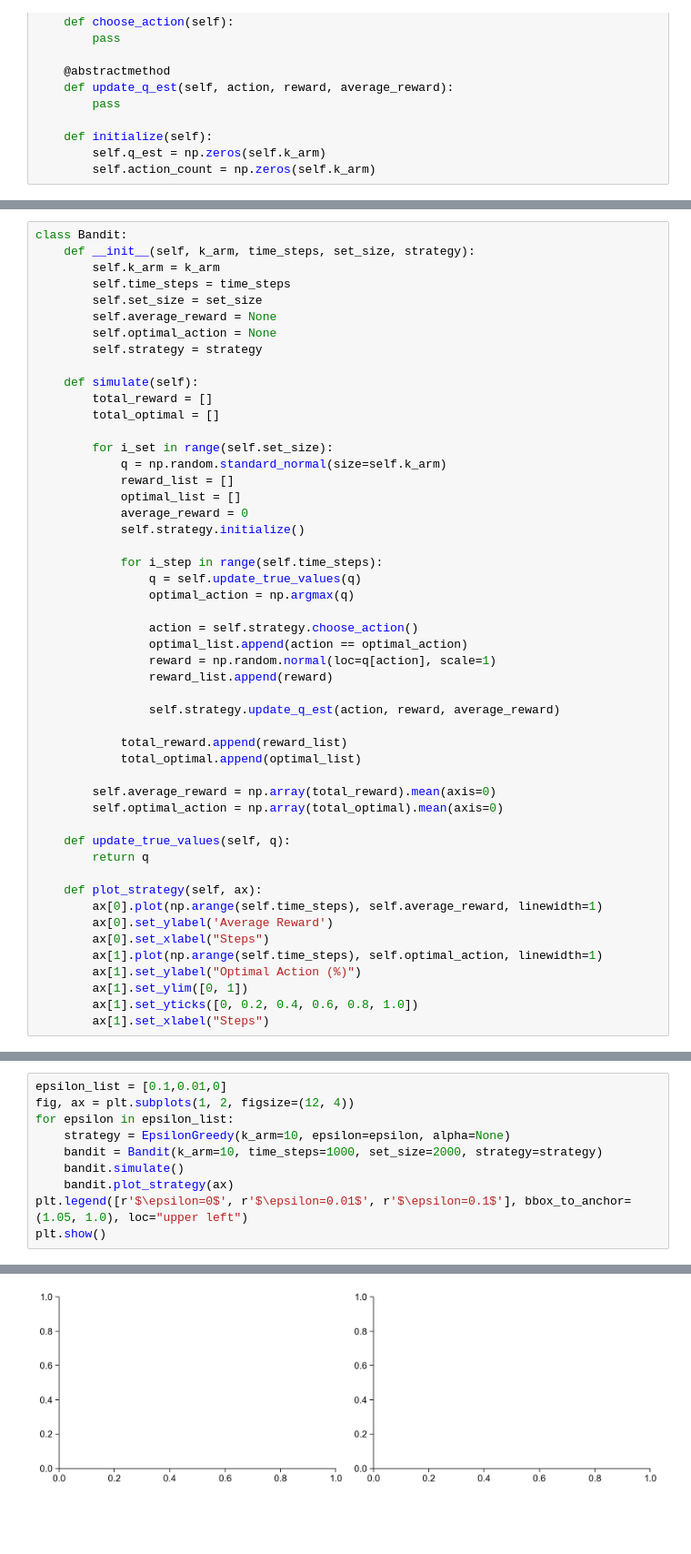
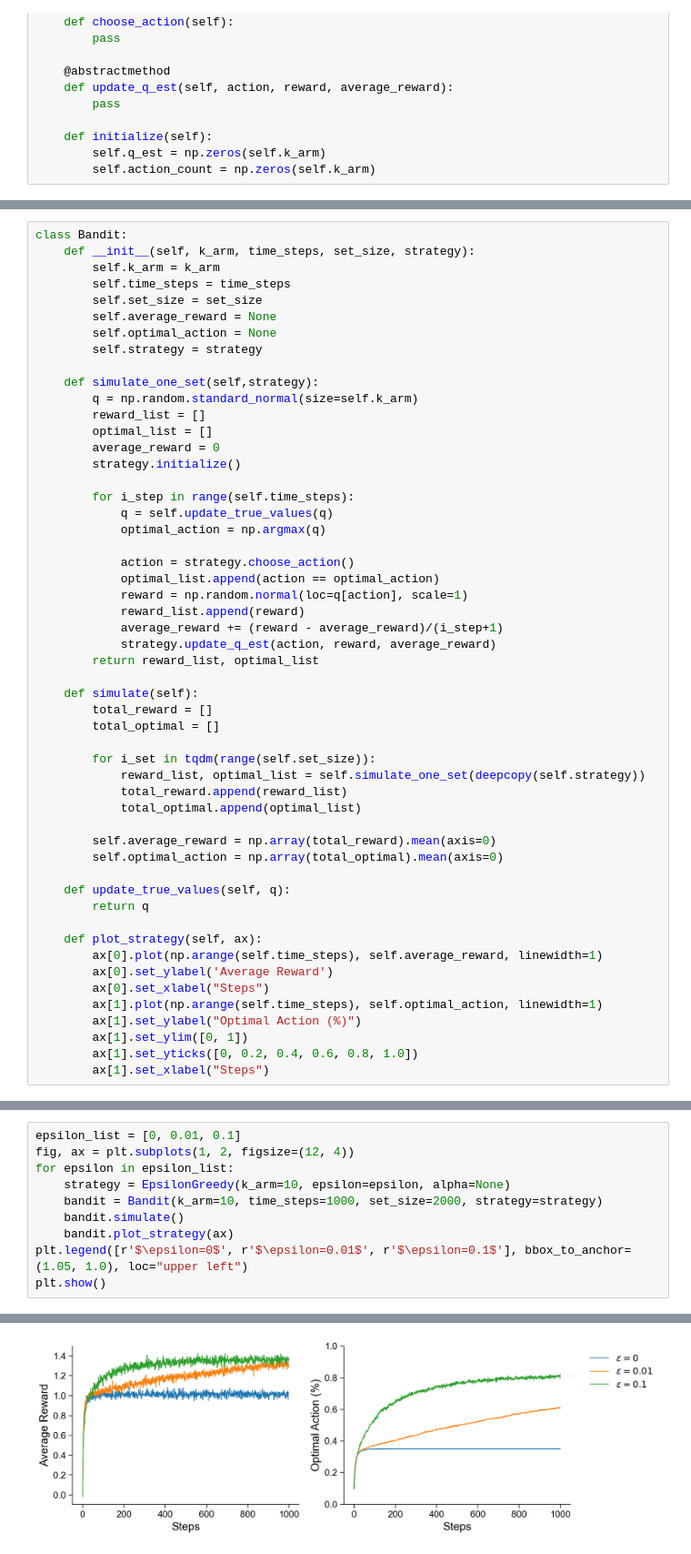
Before and after one commit to Yu-AngCheng/JC, a Jupyter notebook: Reinforcement Learning An Introduction/Ch2.ipynb, the cells around one changed output, grey strips where cells are left out. Shown at 91% size. Drawn from its saved outputs; the diff is of its cells as text; blank space fills up the shorter version.

```diff
--- a/Reinforcement Learning An Introduction/Ch2.ipynb
+++ b/Reinforcement Learning An Introduction/Ch2.ipynb
@@ -87,28 +90,31 @@ class Bandit:
         self.optimal_action = None
         self.strategy = strategy
 
+    def simulate_one_set(self,strategy):
+        q = np.random.standard_normal(size=self.k_arm)
+        reward_list = []
+        optimal_list = []
+        average_reward = 0
+        strategy.initialize()
+
+        for i_step in range(self.time_steps):
+            q = self.update_true_values(q)
+            optimal_action = np.argmax(q)
+
+            action = strategy.choose_action()
+            optimal_list.append(action == optimal_action)
+            reward = np.random.normal(loc=q[action], scale=1)
+            reward_list.append(reward)
+            average_reward += (reward - average_reward)/(i_step+1)
+            strategy.update_q_est(action, reward, average_reward)
+        return reward_list, optimal_list
+
     def simulate(self):
         total_reward = []
         total_optimal = []
 
-        for i_set in range(self.set_size):
-            q = np.random.standard_normal(size=self.k_arm)
-            reward_list = []
-            optimal_list = []
-            average_reward = 0
-            self.strategy.initialize()
-
-            for i_step in range(self.time_steps):
-                q = self.update_true_values(q)
-                optimal_action = np.argmax(q)
-
-                action = self.strategy.choose_action()
-                optimal_list.append(action == optimal_action)
-                reward = np.random.normal(loc=q[action], scale=1)
-                reward_list.append(reward)
-
-                self.strategy.update_q_est(action, reward, average_reward)
-
+        for i_set in tqdm(range(self.set_size)):
+            reward_list, optimal_list = self.simulate_one_set(deepcopy(self.strategy))
             total_reward.append(reward_list)
             total_optimal.append(optimal_list)
 
@@ -130,5 +164,5 @@ class Bandit:
 # %%
-epsilon_list = [0.1,0.01,0]
+epsilon_list = [0, 0.01, 0.1]
 fig, ax = plt.subplots(1, 2, figsize=(12, 4))
 for epsilon in epsilon_list:
     strategy = EpsilonGreedy(k_arm=10, epsilon=epsilon, alpha=None)
@@ -159 +175 @@ KeyboardInterrupt:
-[figure, old version]
+[figure, new version]
```
Also changed, not shown: parts of 13 cells of this notebook.
